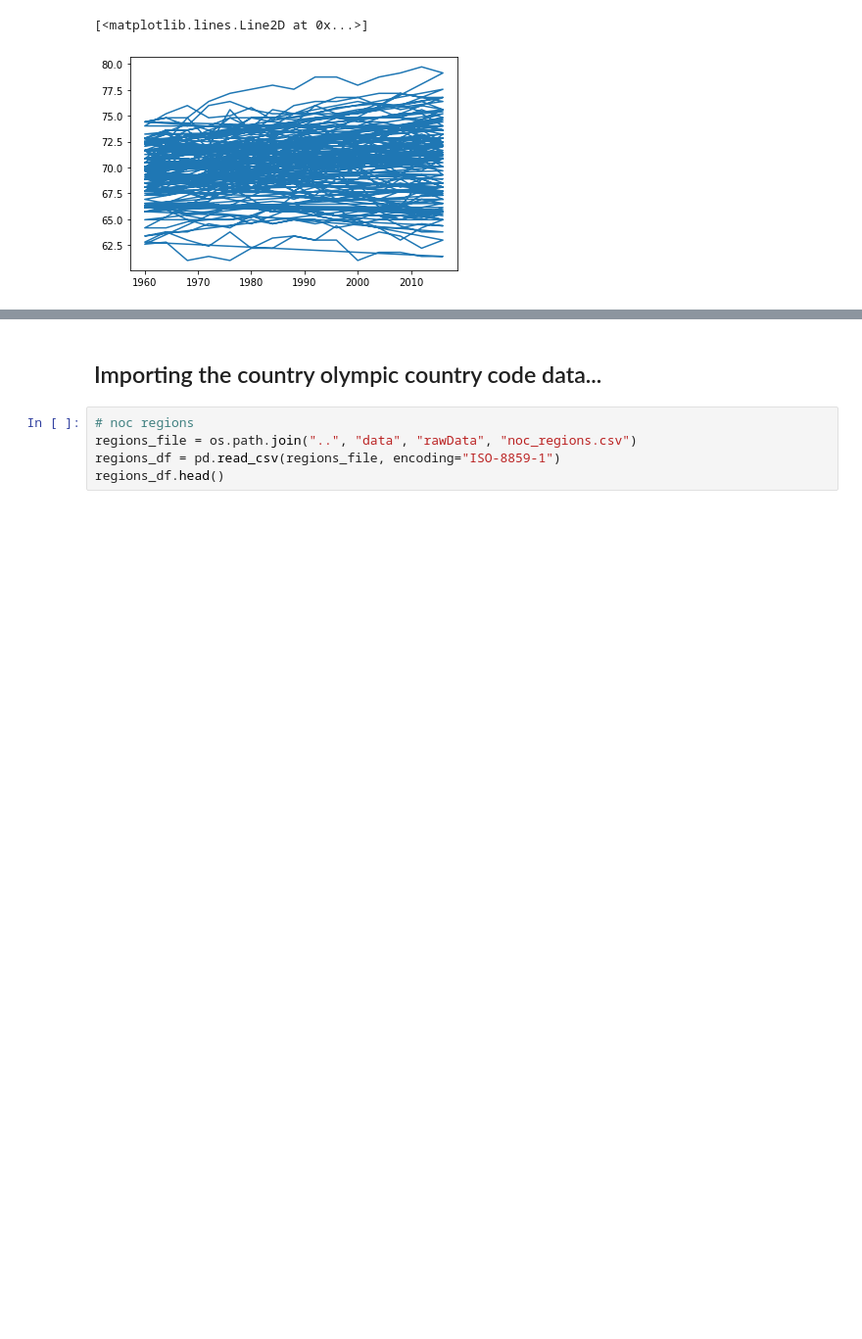
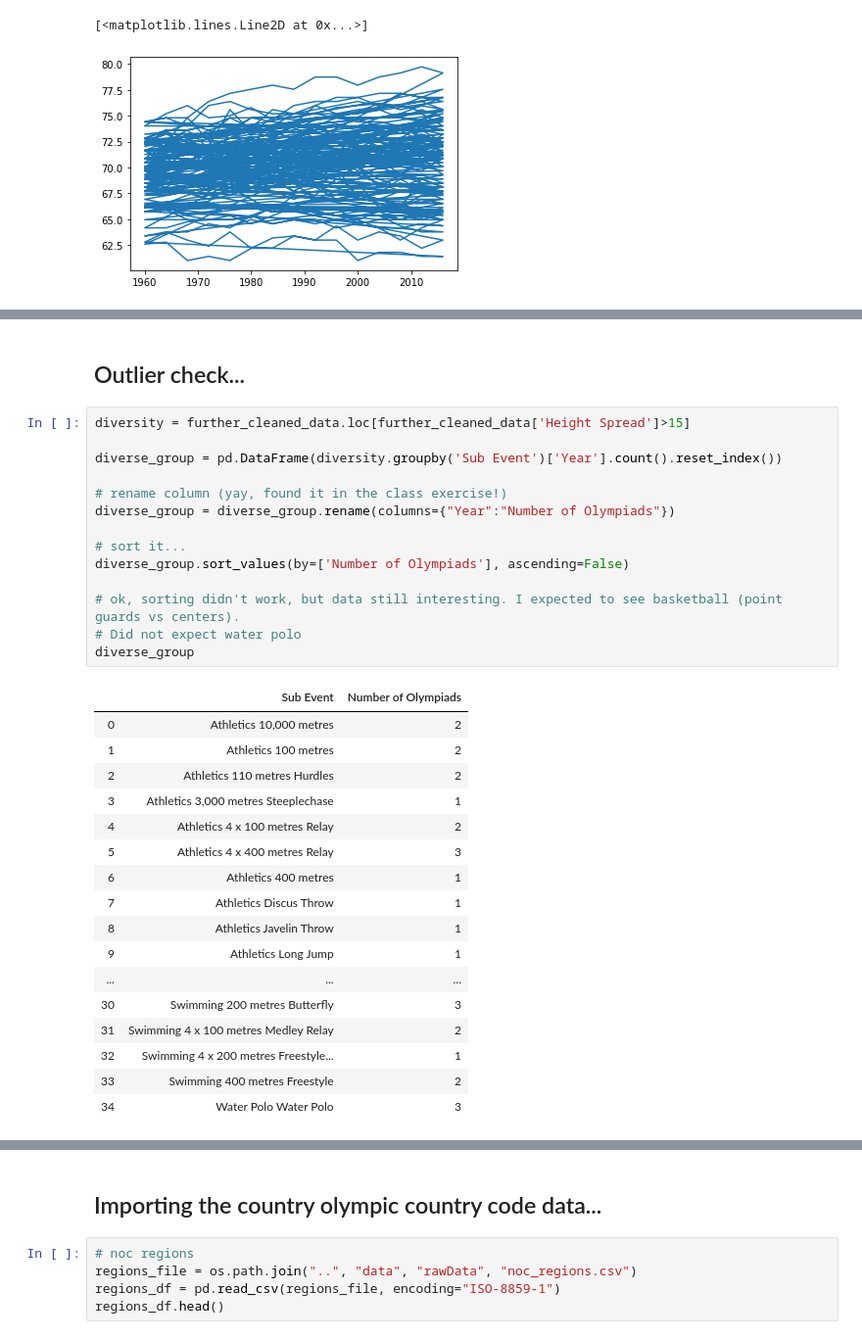
Before and after one commit to dowripple/ProjectOneRepo_JeremyKasieMichael, a Jupyter notebook: notebooks/olympicHeights.ipynb, the cells around one changed output, grey strips where cells are left out. Shown: that part at 98% size. Drawn from its saved outputs; the diff is of its cells as text; blank space fills up the shorter version.

```diff
--- a/notebooks/olympicHeights.ipynb
+++ b/notebooks/olympicHeights.ipynb
@@ -499,0 +513,34 @@ plt.plot(x,y)
+# %% [markdown]
+## Outlier check...
+# %%
+diversity = further_cleaned_data.loc[further_cleaned_data['Height Spread']>15]
+
+diverse_group = pd.DataFrame(diversity.groupby('Sub Event')['Year'].count().reset_index())
+
+# rename column (yay, found it in the class exercise!)
+diverse_group = diverse_group.rename(columns={"Year":"Number of Olympiads"})
+
+# sort it...
+diverse_group.sort_values(by=['Number of Olympiads'], ascending=False)
+
+# ok, sorting didn't work, but data still interesting. I expected to see basketball (point guards vs centers).
+# Did not expect water polo
+diverse_group
+# %% [output]
+|  | Sub Event | Number of Olympiads |
+| 0 | Athletics 10,000 metres | 2 |
+| 1 | Athletics 100 metres | 2 |
+| 2 | Athletics 110 metres Hurdles | 2 |
+| 3 | Athletics 3,000 metres Steeplechase | 1 |
+| 4 | Athletics 4 x 100 metres Relay | 2 |
+| 5 | Athletics 4 x 400 metres Relay | 3 |
+| 6 | Athletics 400 metres | 1 |
+| 7 | Athletics Discus Throw | 1 |
+| 8 | Athletics Javelin Throw | 1 |
+| 9 | Athletics Long Jump | 1 |
+| ... | ... | ... |
+| 30 | Swimming 200 metres Butterfly | 3 |
+| 31 | Swimming 4 x 100 metres Medley Relay | 2 |
+| 32 | Swimming 4 x 200 metres Freestyle... | 1 |
+| 33 | Swimming 400 metres Freestyle | 2 |
+| 34 | Water Polo Water Polo | 3 |
```
Also changed, not shown: parts of 15 cells of this notebook.
